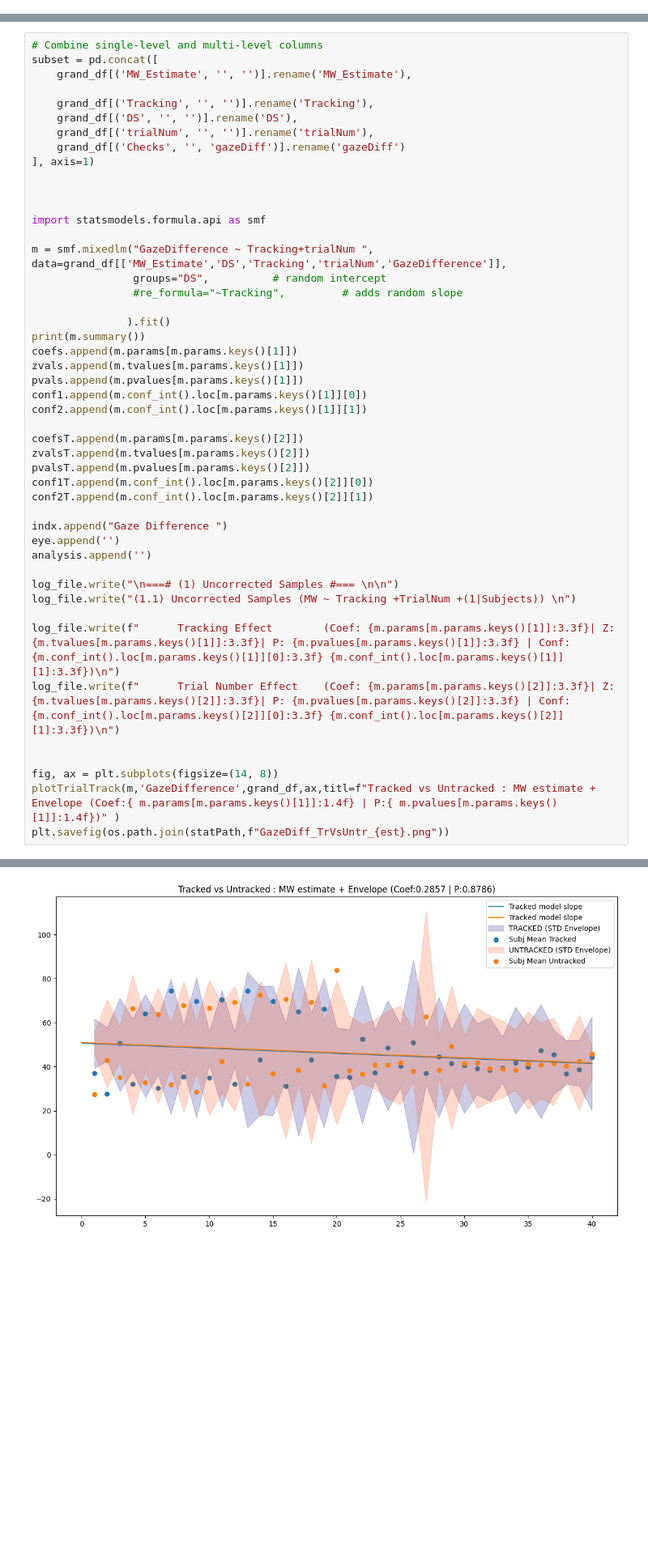
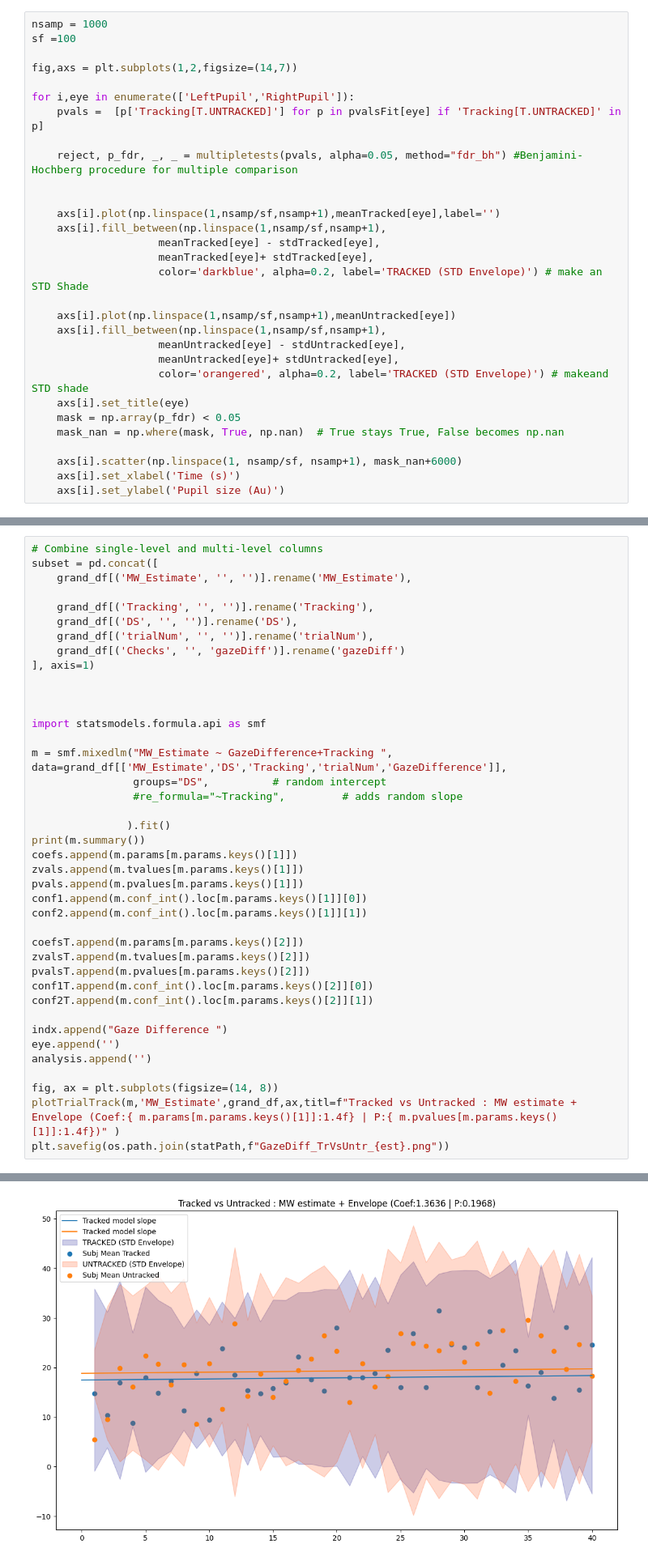
Before and after one commit to MichalDomagala08/startegicMW_lite, a Jupyter notebook: Experiment/analysis/allAnalysis.ipynb, the cells around one changed output, grey strips where cells are left out. Shown at 81% size. Drawn from its saved outputs; the diff is of its cells as text; blank space fills up the shorter version.

```diff
--- a/Experiment/analysis/allAnalysis.ipynb
+++ b/Experiment/analysis/allAnalysis.ipynb
@@ -127,0 +252,30 @@ grand_df
+# %%
+nsamp = 1000
+sf =100
+
+fig,axs = plt.subplots(1,2,figsize=(14,7))
+
+for i,eye in enumerate(['LeftPupil','RightPupil']):
+    pvals =  [p['Tracking[T.UNTRACKED]'] for p in pvalsFit[eye] if 'Tracking[T.UNTRACKED]' in p]
+
+    reject, p_fdr, _, _ = multipletests(pvals, alpha=0.05, method="fdr_bh") #Benjamini-Hochberg procedure for multiple comparison
+
+
+    axs[i].plot(np.linspace(1,nsamp/sf,nsamp+1),meanTracked[eye],label='')
+    axs[i].fill_between(np.linspace(1,nsamp/sf,nsamp+1),
+                    meanTracked[eye] - stdTracked[eye],
+                    meanTracked[eye]+ stdTracked[eye],
+                    color='darkblue', alpha=0.2, label='TRACKED (STD Envelope)') # make an STD Shade
+
+    axs[i].plot(np.linspace(1,nsamp/sf,nsamp+1),meanUntracked[eye])
+    axs[i].fill_between(np.linspace(1,nsamp/sf,nsamp+1),
+                    meanUntracked[eye] - stdUntracked[eye],
+                    meanUntracked[eye]+ stdUntracked[eye],
+                    color='orangered', alpha=0.2, label='TRACKED (STD Envelope)') # makeand STD shade
+    axs[i].set_title(eye)
+    mask = np.array(p_fdr) < 0.05
+    mask_nan = np.where(mask, True, np.nan)  # True stays True, False becomes np.nan
+
+    axs[i].scatter(np.linspace(1, nsamp/sf, nsamp+1), mask_nan+6000)
+    axs[i].set_xlabel('Time (s)')
+    axs[i].set_ylabel('Pupil size (Au)')
@@ -674,7 +678,7 @@ subset = pd.concat([
 
 import statsmodels.formula.api as smf
 
-m = smf.mixedlm("GazeDifference ~ Tracking+trialNum ", data=grand_df[['MW_Estimate','DS','Tracking','trialNum','GazeDifference']],
+m = smf.mixedlm("MW_Estimate ~ GazeDifference+Tracking ", data=grand_df[['MW_Estimate','DS','Tracking','trialNum','GazeDifference']],
                 groups="DS",          # random intercept
                 #re_formula="~Tracking",         # adds random slope
 
@@ -696,14 +700,7 @@ indx.append("Gaze Difference ")
 eye.append('')
 analysis.append('')
 
-log_file.write("\n===# (1) Uncorrected Samples #=== \n\n")
-log_file.write("(1.1) Uncorrected Samples (MW ~ Tracking +TrialNum +(1|Subjects)) \n")
-
-log_file.write(f"      Tracking Effect        (Coef: {m.params[m.params.keys()[1]]:3.3f}| Z: {m.tvalues[m.params.keys()[1]]:3.3f}| P: {m.pvalues[m.params.keys()[1]]:3.3f} | Conf: {m.conf_int().loc[m.params.keys()[1]][0]:3.3f} {m.conf_int().loc[m.params.keys()[1]][1]:3.3f})\n")
-log_file.write(f"      Trial Number Effect    (Coef: {m.params[m.params.keys()[2]]:3.3f}| Z: {m.tvalues[m.params.keys()[2]]:3.3f}| P: {m.pvalues[m.params.keys()[2]]:3.3f} | Conf: {m.conf_int().loc[m.params.keys()[2]][0]:3.3f} {m.conf_int().loc[m.params.keys()[2]][1]:3.3f})\n")
-
-
 fig, ax = plt.subplots(figsize=(14, 8))
-plotTrialTrack(m,'GazeDifference',grand_df,ax,titl=f"Tracked vs Untracked : MW estimate + Envelope (Coef:{ m.params[m.params.keys()[1]]:1.4f} | P:{ m.pvalues[m.params.keys()[1]]:1.4f})" )
+plotTrialTrack(m,'MW_Estimate',grand_df,ax,titl=f"Tracked vs Untracked : MW estimate + Envelope (Coef:{ m.params[m.params.keys()[1]]:1.4f} | P:{ m.pvalues[m.params.keys()[1]]:1.4f})" )
 plt.savefig(os.path.join(statPath,f"GazeDiff_TrVsUntr_{est}.png"))
 # %% [output]
@@ -726,4 +744,4 @@ DS Var                174.405    3.452
-[figure, old version]
+[figure, new version]
 # %%
 mew = grand_df[grand_df['Tracking'] == 'TRACKED'][['trialNum','GazeDifference']].groupby(['trialNum'])
 umew = grand_df[grand_df['Tracking'] == 'UNTRACKED'][['trialNum','GazeDifference']].groupby(['trialNum'])
```
Also changed, not shown: parts of 29 cells of this notebook, 10 other files.
